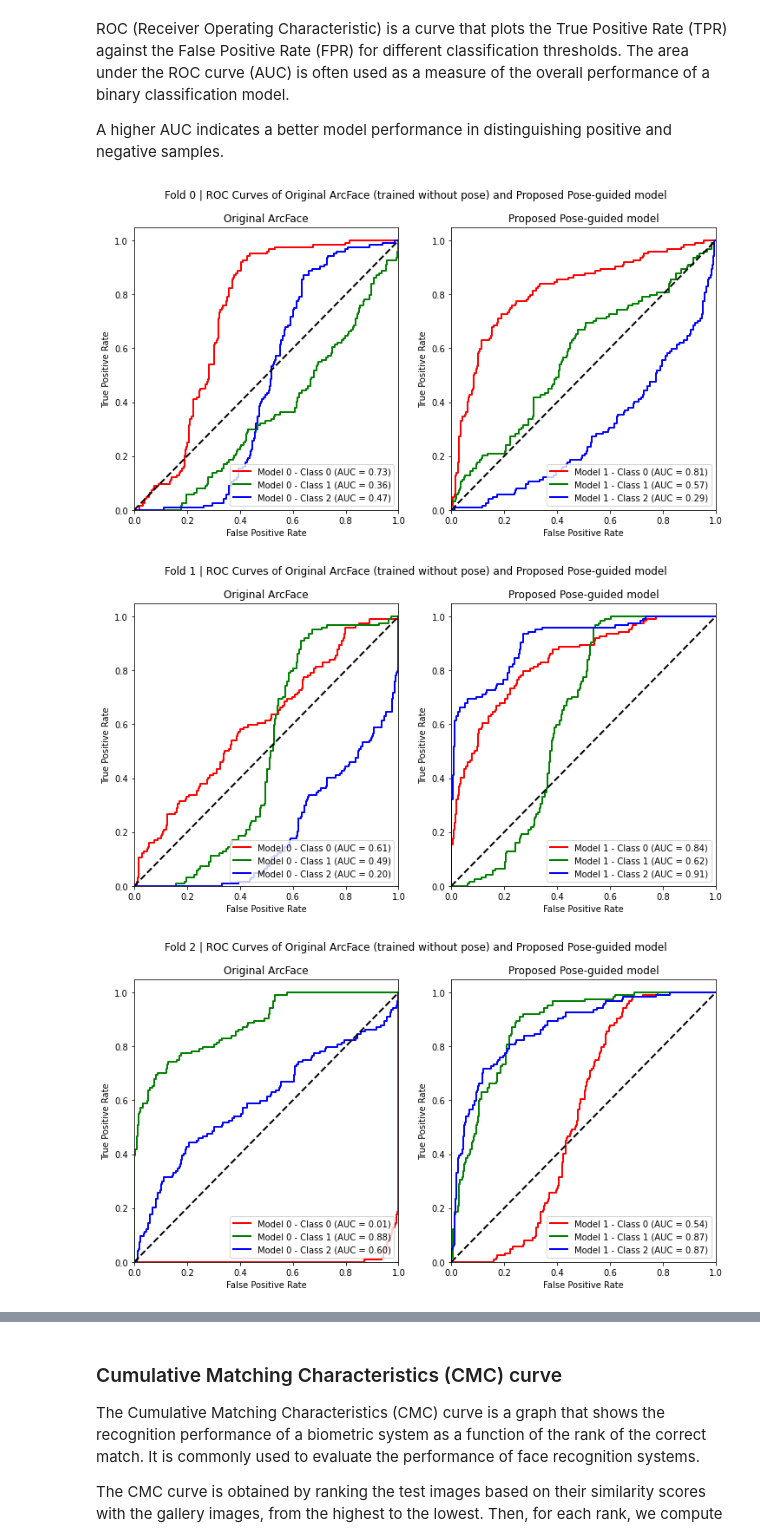
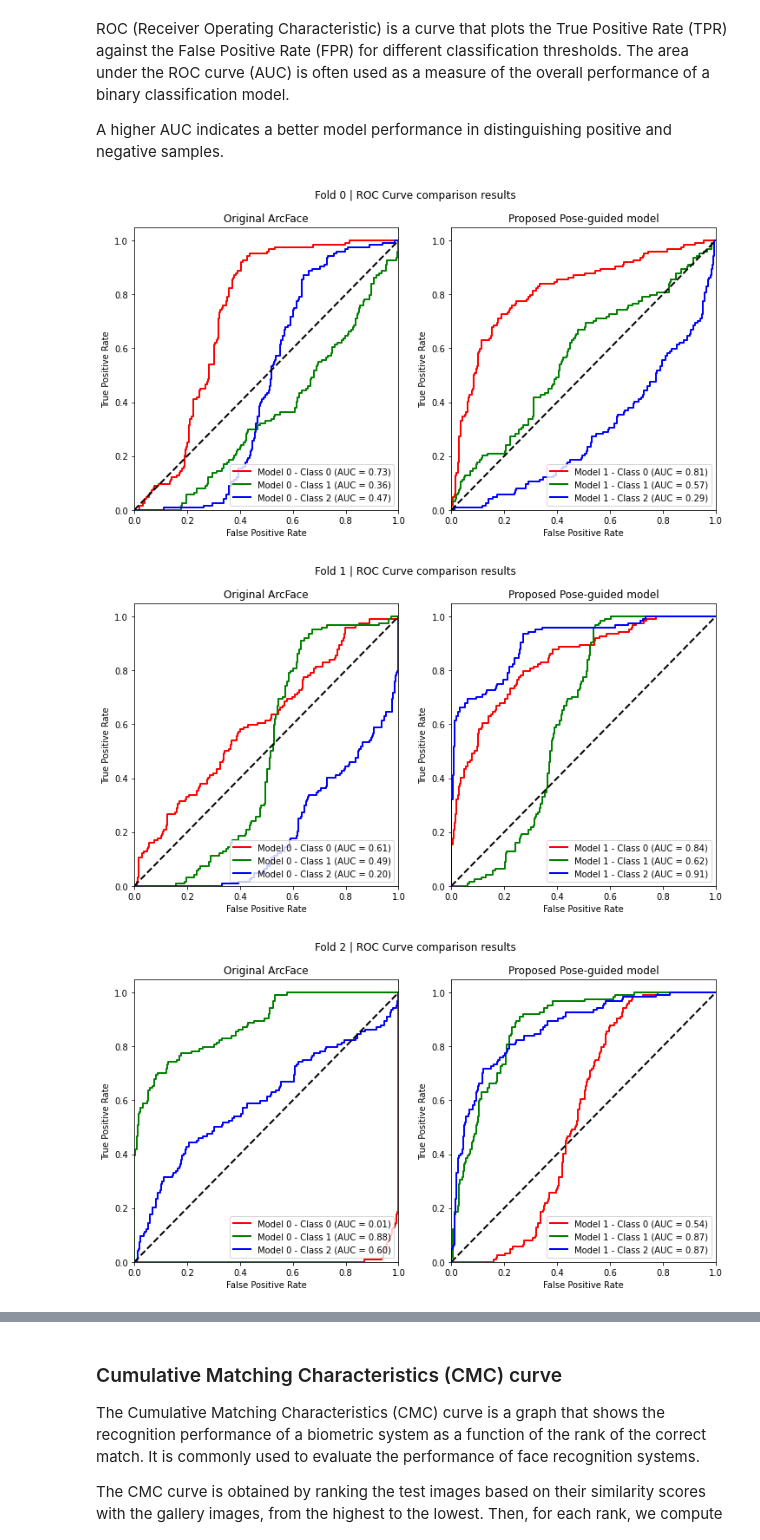
Before and after one commit to dustin-nguyen-qil/PoseGuided-ArcFace, a Jupyter notebook: evaluation.ipynb, the cells around one changed output, grey strips where cells are left out. Drawn from its saved outputs; the diff is of its cells as text; code cells hidden in the pictures.

```diff
--- a/evaluation.ipynb
+++ b/evaluation.ipynb
@@ -55,16 +34,0 @@ from sklearn.model_selection import KFold
-# %%
-with open('data/photos_all_faces/train.json', 'rb') as f:
-    train_data = json.load(f)
-
-with open('data/photos_all_faces/test.json', 'rb') as f:
-    test_data = json.load(f)
-
-for item in test_data:
-    item['p_id'] += 8
-
-all_data = train_data + test_data
-
-with open('data/photos_all_faces/all_data.json', 'w') as f:
-    json.dump(all_data, f, indent=2)
-
-print(len(all_data))
@@ -90,17 +36,0 @@ loader = DataLoader(test_data, batch_size=1)
-# %%
-test_labels = test_data.targets
-num_classes = 3
-# %%
-# Get 10 random images and labels from the test dataset
-sample_indices = random.sample(range(len(test_data)), k=10)
-sample_images = [test_data[i][0] for i in sample_indices]
-sample_labels = [test_data[i][1] for i in sample_indices]
-
-# Display the 10 random images
-fig = plt.figure(figsize=(10, 4))
-for i in range(10):
-    ax = fig.add_subplot(2, 5, i+1)
-    ax.imshow(sample_images[i].permute(1, 2, 0))
-    ax.set_title(f"Class: {test_data.classes[sample_labels[i]]}")
-    ax.axis('off')
-plt.show()
@@ -134,6 +52,7 @@ with open("work_space/emb/test_embeddings_original.pkl",'rb') as f:
 num_classes = 3
 colors = ['red', 'green', 'blue']
 lw = 2
+
 
 for fold, (test_embs_original, test_embs_poseguided) in enumerate(zip(
     test_embeddings_original.values(), test_embeddings_poseguided.values()
@@ -142,36 +61,34 @@ for fold, (test_embs_original, test_embs_poseguided) in enumerate(zip(
 
     test_embs_original_arr = np.array([item['embedding'].squeeze() for item in test_embs_original])
     test_embs_poseguided_arr = np.array([item['embedding'].squeeze() for item in test_embs_poseguided])
 
-    # Compute the ROC curve and AUC for each model type and class
     fpr = {}
     tpr = {}
     roc_auc = {}
     for r, embeddings_set in enumerate([test_embs_original_arr, test_embs_poseguided_arr]):
         for i in range(num_classes):
             fpr[f'model_{r}_class_{i}'], tpr[f'model_{r}_class_{i}'], _ = roc_curve(test_labels == i, embeddings_set[:, i])
             roc_auc[f'model_{r}_class_{i}'] = auc(fpr[f'model_{r}_class_{i}'], tpr[f'model_{r}_class_{i}'])
 
-    # Plot the ROC curves for each class and model type in subplots
     fig, axs = plt.subplots(1, 2, figsize=(12, 6))
     models = ['Original ArcFace', 'Proposed Pose-guided model']
     for r, ax in enumerate(axs.flat):
         for i, color in enumerate(colors):
             label = f'Model {r} - Class {i} (AUC = {roc_auc[f"model_{r}_class_{i}"]:.2f})'
             ax.plot(fpr[f"model_{r}_class_{i}"], tpr[f"model_{r}_class_{i}"], color=color, lw=lw, label=label)
 
         ax.plot([0, 1], [0, 1], 'k--', lw=lw)
         ax.set_xlim([0.0, 1.0])
         ax.set_ylim([0.0, 1.05])
         ax.set_xlabel('False Positive Rate')
         ax.set_ylabel('True Positive Rate')
         ax.set_title(models[r])
         ax.legend(loc="lower right")
 
-    title = f'Fold {fold} | ROC Curves of Original ArcFace (trained without pose) and Proposed Pose-guided model'
+    title = f'Fold {fold} | ROC Curve comparison results'
     fig.suptitle(title)
     plt.show()
 # %% [output]
-[figure, old version]
+[figure, new version]
-[figure, old version]
+[figure, new version]
-[figure, old version]
+[figure, new version]
```
Also changed, not shown: parts of 25 cells of this notebook, 40 other files.
